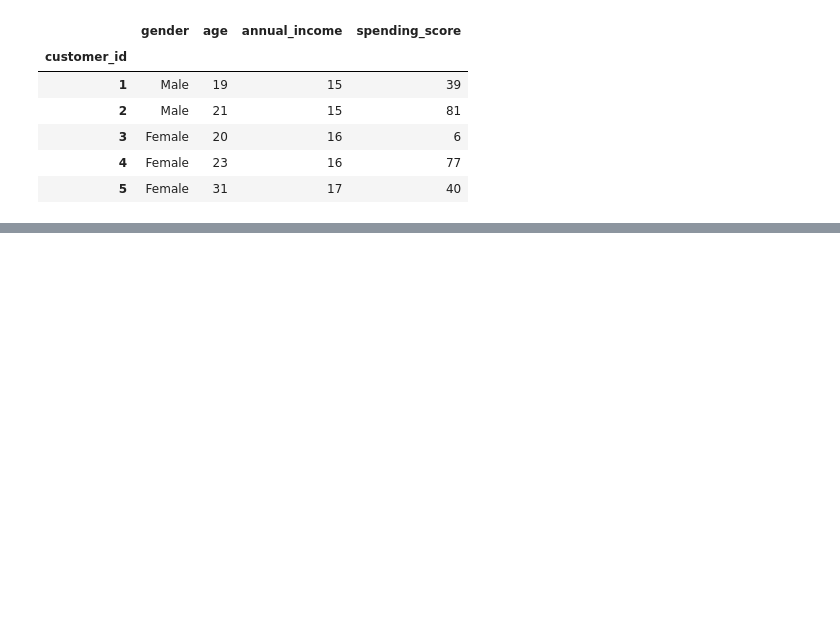
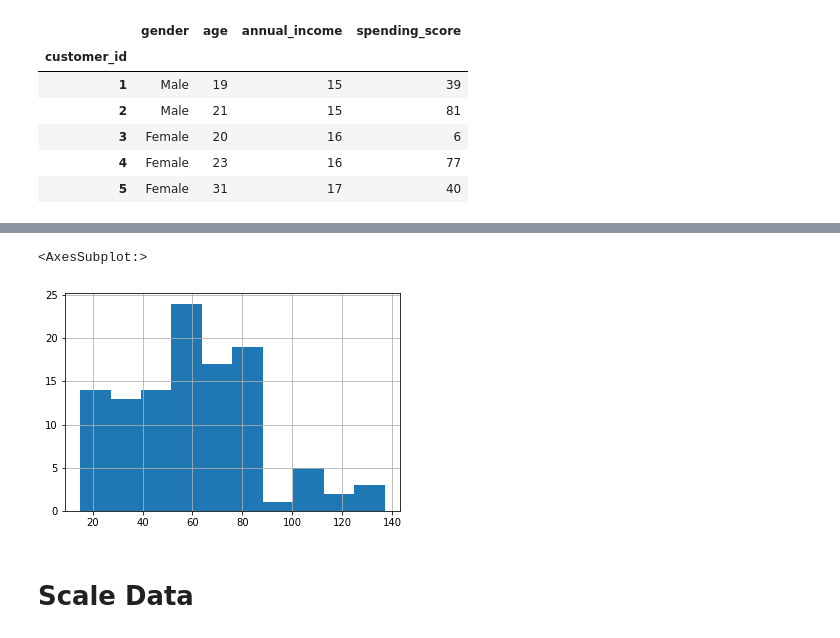
Before and after one commit to ljackson707/clustering-exercises, a Jupyter notebook: clustering_leason.ipynb, the cells around one changed output, grey strips where cells are left out. Saved outputs shown, nothing was run; the diff lists cells and outputs as text; code cells hidden in the pictures; blank space fills up the shorter version.

```diff
--- a/clustering_leason.ipynb
+++ b/clustering_leason.ipynb
@@ -46,0 +236,7 @@ df.head()
+# %%
+X_train.annual_income.hist()
+# %% [output]
+<AxesSubplot:>
+[figure, added]
+# %% [markdown]
+# Scale Data
```
Also changed, not shown: parts of 27 cells of this notebook.
